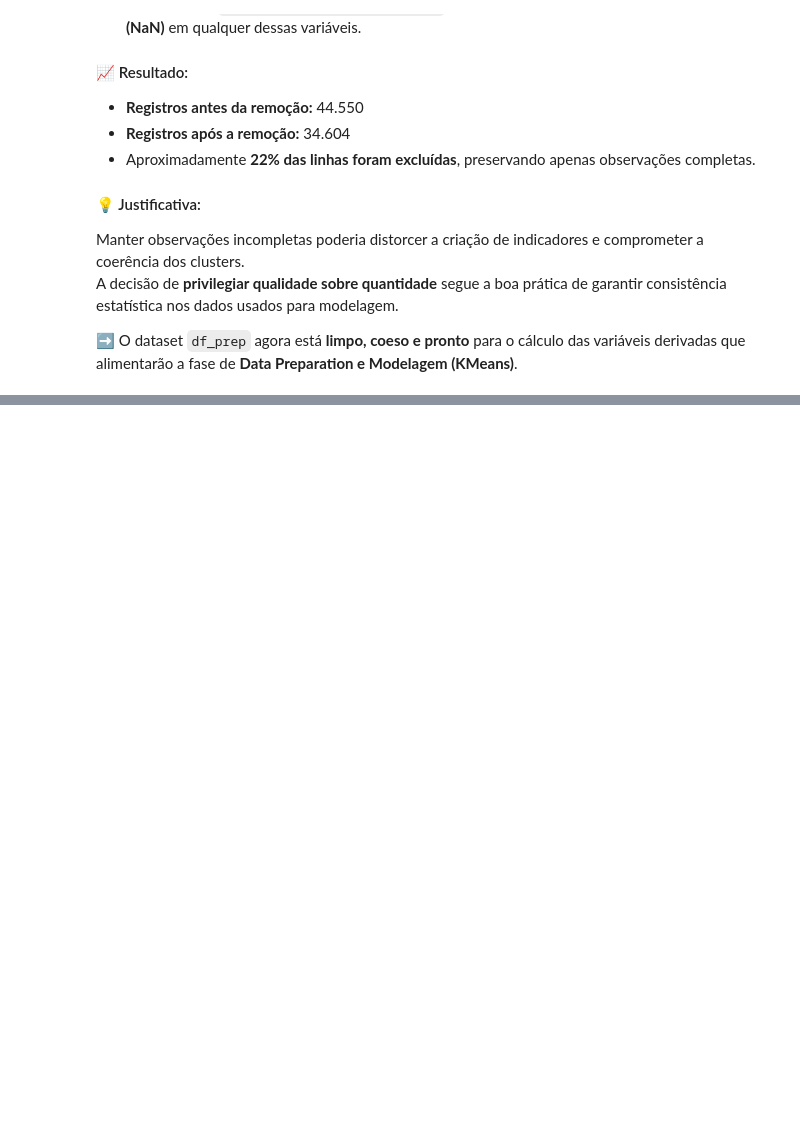
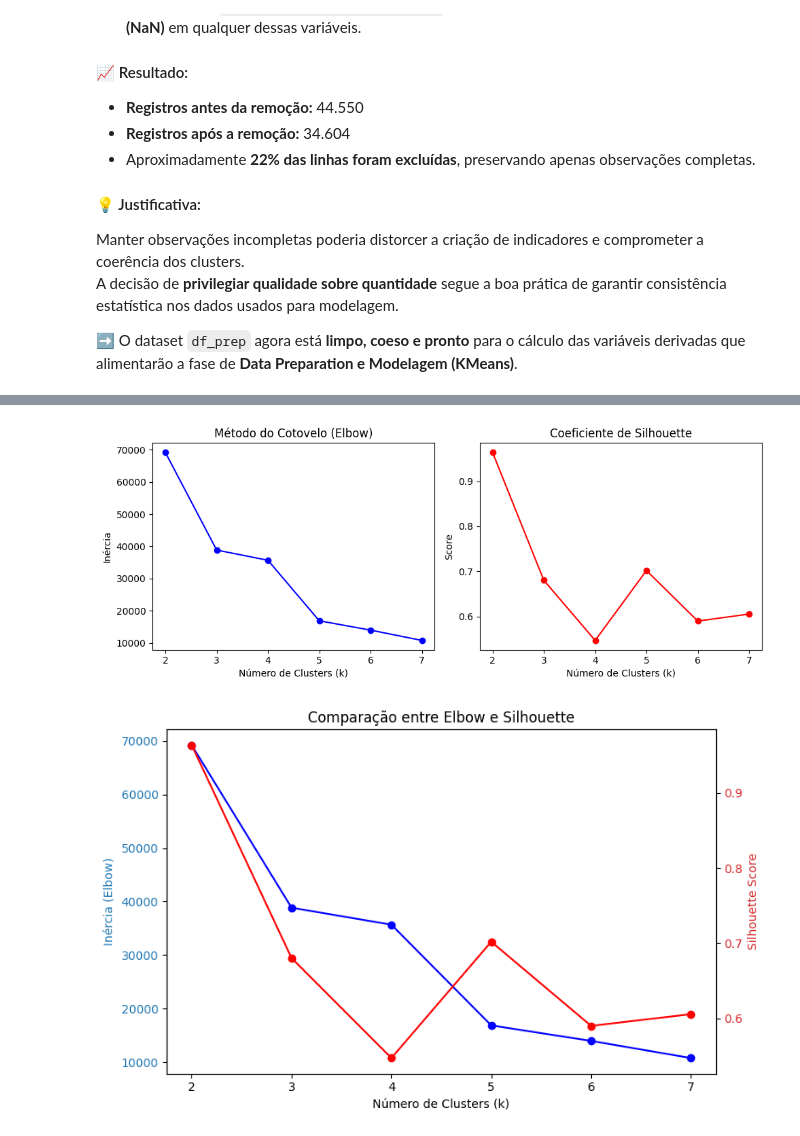
Before and after one commit to PadawanXXVI/kmeans-3d-cluster, a Jupyter notebook: distribuicao-renda.ipynb, the cells around one changed output, grey strips where cells are left out. Drawn from its saved outputs; the diff is of its cells as text; code cells hidden in the pictures; blank space fills up the shorter version.

Commit message:
feat: análise do gráfico de chart

```diff
--- a/distribuicao-renda.ipynb
+++ b/distribuicao-renda.ipynb
@@ -612,0 +691,9 @@ df_cluster.head()
+# %%
+from sklearn.preprocessing import StandardScaler
+
+# Selecionar apenas as variáveis contínuas
+X = df_cluster[["Renda Total", "Patrimônio Líquido", "Carga Tributária Efetiva"]]
+
+# Normalização
+scaler = StandardScaler()
+X_scaled = scaler.fit_transform(X)
@@ -612,0 +722,56 @@ df_cluster.head()
+# %%
+from sklearn.cluster import KMeans
+from sklearn.metrics import silhouette_score
+import matplotlib.pyplot as plt
+
+inertia = []
+silhouette = []
+K = range(2, 8)
+
+# Teste de diferentes valores de k
+for k in K:
+    kmeans = KMeans(n_clusters=k, random_state=42)
+    kmeans.fit(X_scaled)
+    inertia.append(kmeans.inertia_)
+    silhouette.append(silhouette_score(X_scaled, kmeans.labels_))
+
+# ----- Gráficos separados -----
+plt.figure(figsize=(10,4))
+
+plt.subplot(1,2,1)
+plt.plot(K, inertia, 'bo-')
+plt.title('Método do Cotovelo (Elbow)')
+plt.xlabel('Número de Clusters (k)')
+plt.ylabel('Inércia')
+
+plt.subplot(1,2,2)
+plt.plot(K, silhouette, 'ro-')
+plt.title('Coeficiente de Silhouette')
+plt.xlabel('Número de Clusters (k)')
+plt.ylabel('Score')
+
+plt.tight_layout()
+plt.show()
+
+# ----- Gráfico combinado -----
+fig, ax1 = plt.subplots(figsize=(8,5))
+
+color1 = 'tab:blue'
+ax1.set_xlabel('Número de Clusters (k)')
+ax1.set_ylabel('Inércia (Elbow)', color=color1)
+ax1.plot(K, inertia, 'bo-', label='Inércia (Elbow)')
+ax1.tick_params(axis='y', labelcolor=color1)
+
+# Segundo eixo y (para Silhouette)
+ax2 = ax1.twinx()
+color2 = 'tab:red'
+ax2.set_ylabel('Silhouette Score', color=color2)
+ax2.plot(K, silhouette, 'ro-', label='Silhouette')
+ax2.tick_params(axis='y', labelcolor=color2)
+
+plt.title('Comparação entre Elbow e Silhouette')
+fig.tight_layout()
+plt.show()
+# %% [output]
+[figure, added]
+[figure, added]
```
Also changed, not shown: parts of 19 cells of this notebook, 2 other files.
